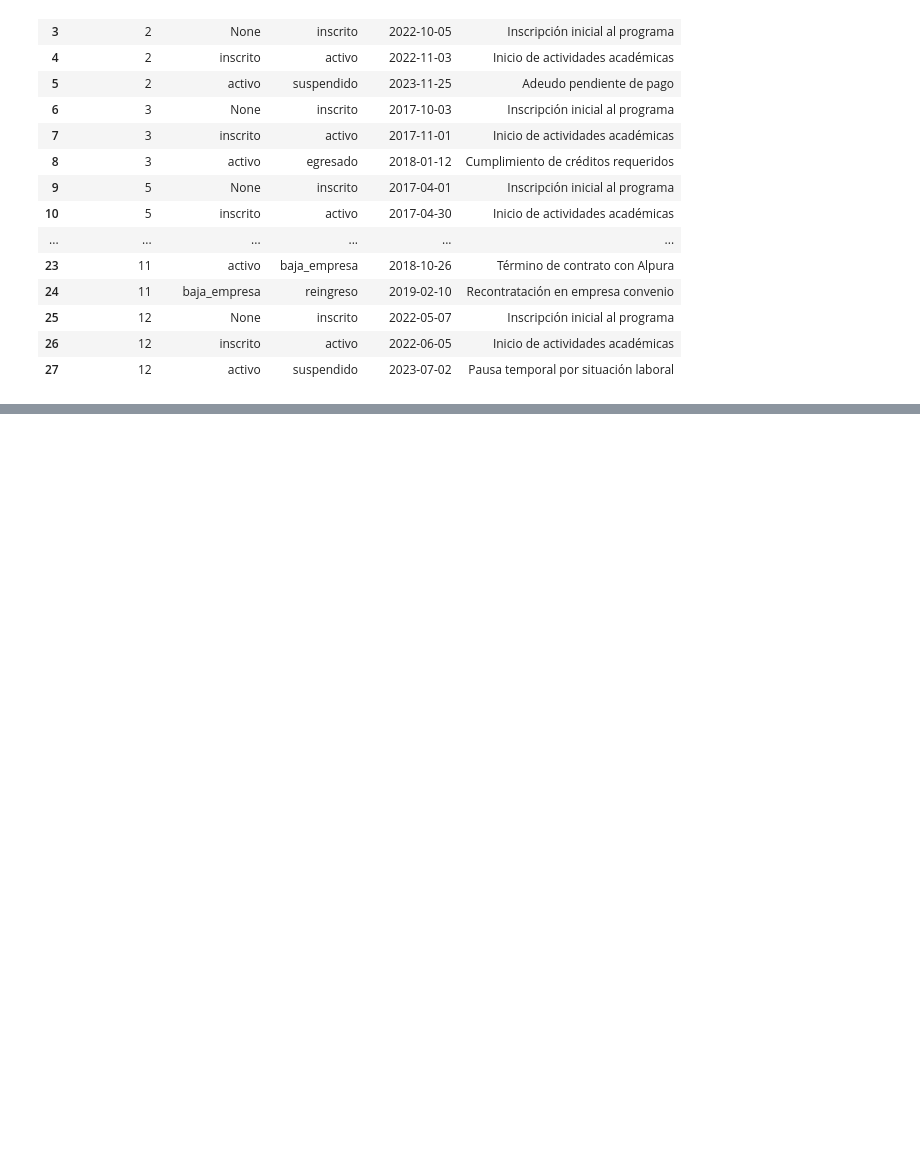
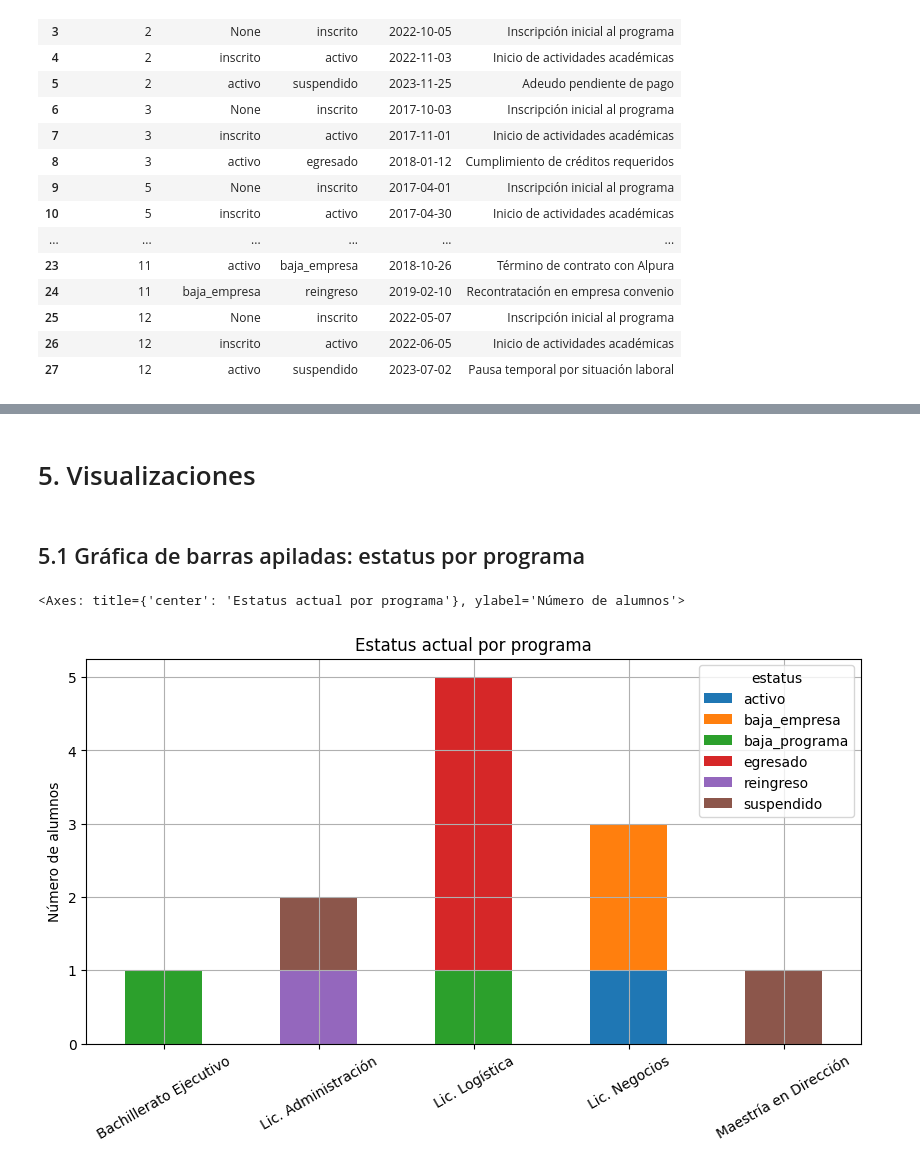
Before and after one commit to diegovega007/inscripciones-educativas, a Jupyter notebook: analysis/analysis.ipynb, the cells around one changed output, grey strips where cells are left out. Saved outputs shown, nothing was run; the diff lists cells and outputs as text; code cells hidden in the pictures; blank space fills up the shorter version.

```diff
--- a/analysis/analysis.ipynb
+++ b/analysis/analysis.ipynb
@@ -113,0 +119,21 @@ display(df_historial_status)
+# %%
+# Join a programas para obtener el nombre del programa
+df_insc_prog = df_inscripciones.join(
+    df_programas[["nombre"]].rename(columns={"nombre": "programa"}),
+    on="id_programa"
+)
+
+print("── Lista de inscripciones ────────────────────────")
+display(df_insc_prog)
+
+# Tabla pivote para obtener la distribución de estatus actual por programa
+
+## Status order para el orden de los estatus
+STATUS_ORDER = ["inscrito", "activo", "suspendido",
+                "baja_empresa", "baja_programa", "reingreso", "egresado"]
+
+pivot = pd.crosstab(df_insc_prog["programa"], df_insc_prog["estatus"])
+pivot["TOTAL"] = pivot.sum(axis=1)
+
+print("Distribución de estatus actual por programa\n")
+display(pivot)
@@ -113,0 +250,21 @@ display(df_historial_status)
+# %% [markdown]
+# 5. Visualizaciones
+# %% [markdown]
+## 5.1 Gráfica de barras apiladas: estatus por programa
+# %%
+# Reutilización de la tabla pivote de la seccion 4.1 (sin la columna TOTAL para graficar)
+pivot_graf = pivot.drop(columns="TOTAL")
+
+pivot_graf.plot(
+    kind="bar",
+    stacked=True,
+    figsize=(10, 5),
+    title="Estatus actual por programa",
+    ylabel="Número de alumnos",
+    xlabel="",
+    rot=30,
+    grid=True,
+)
+# %% [output]
+<Axes: title={'center': 'Estatus actual por programa'}, ylabel='Número de alumnos'>
+[figure, added]
```
Also changed, not shown: parts of 13 cells of this notebook.
